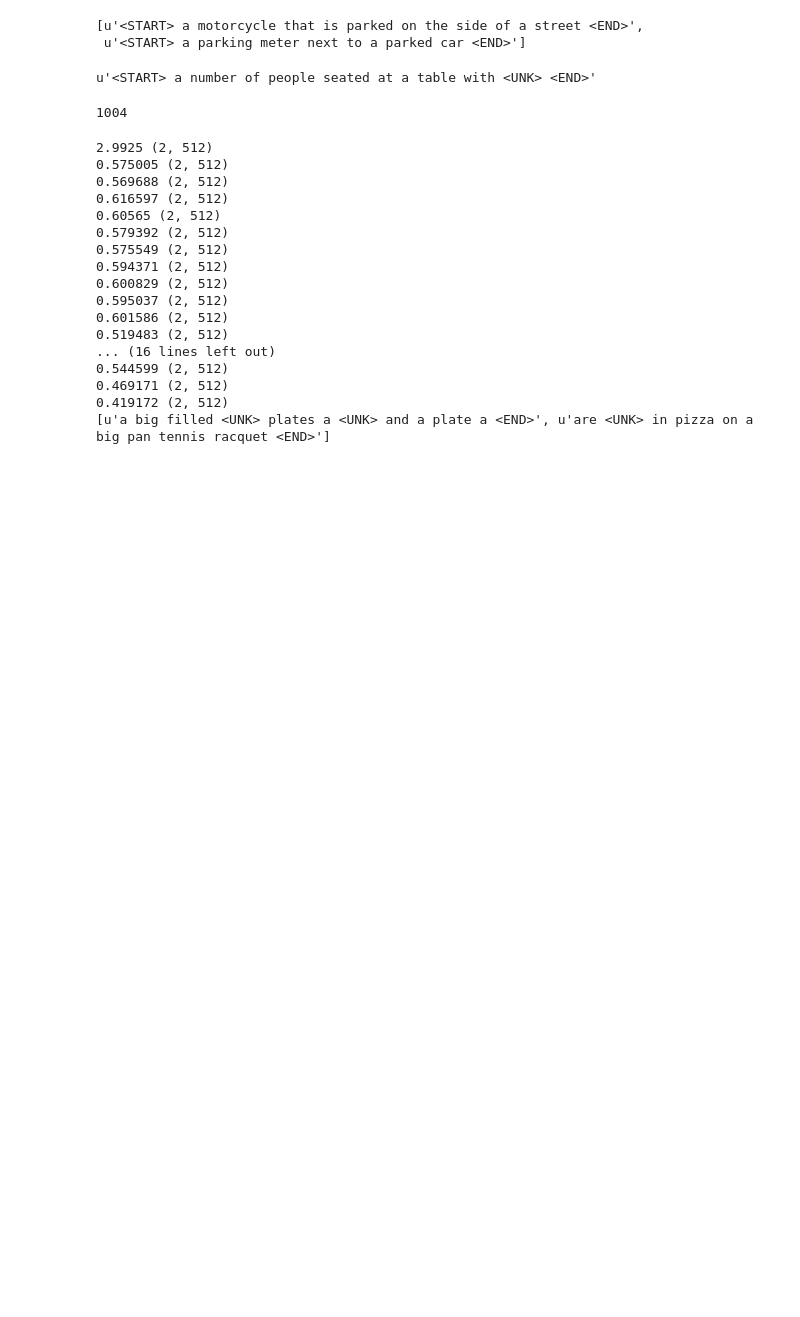
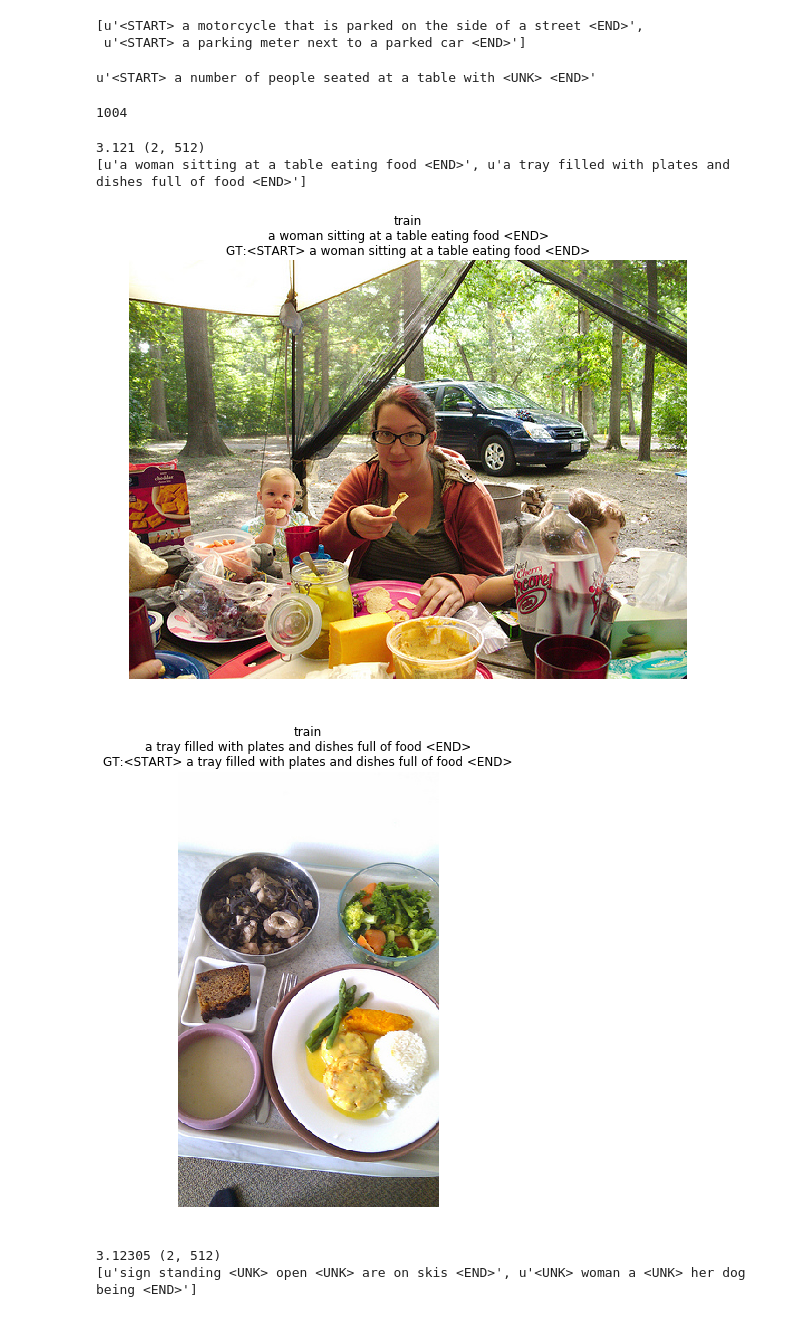
Before and after one commit to sshleifer/cs231, a Jupyter notebook: assignments/assignment3/RNN_Captioning.ipynb, the cells around one changed output. Drawn from its saved outputs; the diff is of its cells as text; code cells hidden in the pictures; blank space fills up the shorter version.

```diff
--- a/assignments/assignment3/RNN_Captioning.ipynb
+++ b/assignments/assignment3/RNN_Captioning.ipynb
@@ -585,38 +583,27 @@ minibatch = sample_coco_minibatch(small_data, split=split, batch_size=2)
 import cs231n.thorey_rnn_layers as t
 # %%
 
-for split in ['train',# 'val'
-             ]:
+for split in ['train', 'val']:
+    minibatch = sample_coco_minibatch(small_data, split=split, batch_size=2)
     gt_captions, features, urls = minibatch
     gt_captions = decode_captions(gt_captions, data['idx_to_word'])
 
     sample_captions = small_rnn_model.sample(features)
     t_captions = t.sample(small_rnn_model, features)
     sample_captions = decode_captions(sample_captions, data['idx_to_word'])
     print sample_captions
-#     for gt_caption, sample_caption, url in zip(gt_captions, sample_captions, urls):
+    for gt_caption, sample_caption, url in zip(gt_captions, sample_captions, urls):
 
-#         plt.imshow(image_from_url(url))
-#         plt.title('%s\n%s\nGT:%s' % (split, sample_caption, gt_caption))
-#         plt.axis('off')
+        plt.imshow(image_from_url(url))
+        plt.title('%s\n%s\nGT:%s' % (split, sample_caption, gt_caption))
+        plt.axis('off')
 
 
-#         plt.show()
+        plt.show()
 # %% [output]
-2.9925 (2, 512)
-0.575005 (2, 512)
-0.569688 (2, 512)
-0.616597 (2, 512)
-0.60565 (2, 512)
-0.579392 (2, 512)
-0.575549 (2, 512)
-0.594371 (2, 512)
-0.600829 (2, 512)
-0.595037 (2, 512)
-0.601586 (2, 512)
-0.519483 (2, 512)
-... (16 lines left out)
-0.544599 (2, 512)
-0.469171 (2, 512)
-0.419172 (2, 512)
-[u'a big filled <UNK> plates a <UNK> and a plate a <END>', u'are <UNK> in pizza on a big pan tennis racquet <END>']
+3.121 (2, 512)
+[u'a woman sitting at a table eating food <END>', u'a tray filled with plates and dishes full of food <END>']
+[figure, added]
+[figure, added]
+3.12305 (2, 512)
+[u'sign standing <UNK> open <UNK> are on skis <END>', u'<UNK> woman a <UNK> her dog being <END>']
```
Also changed, not shown: parts of 15 cells of this notebook.
